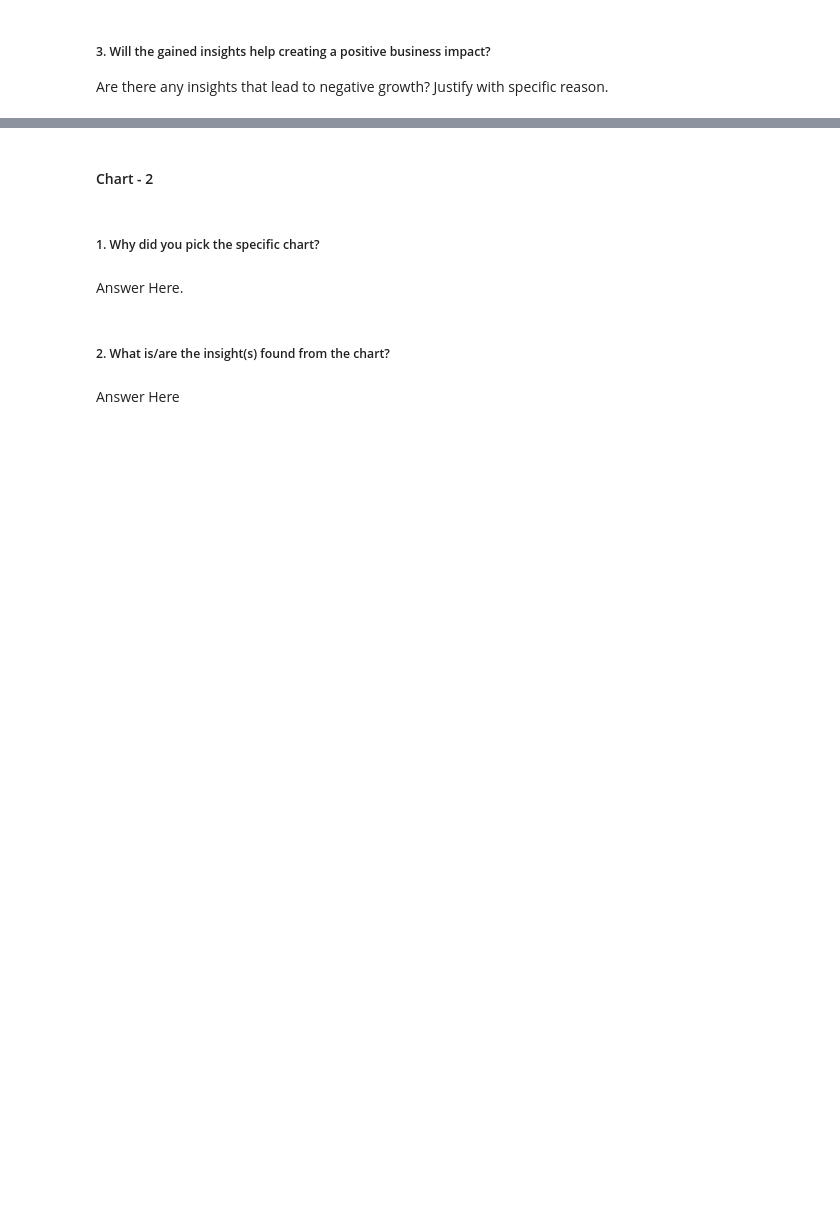
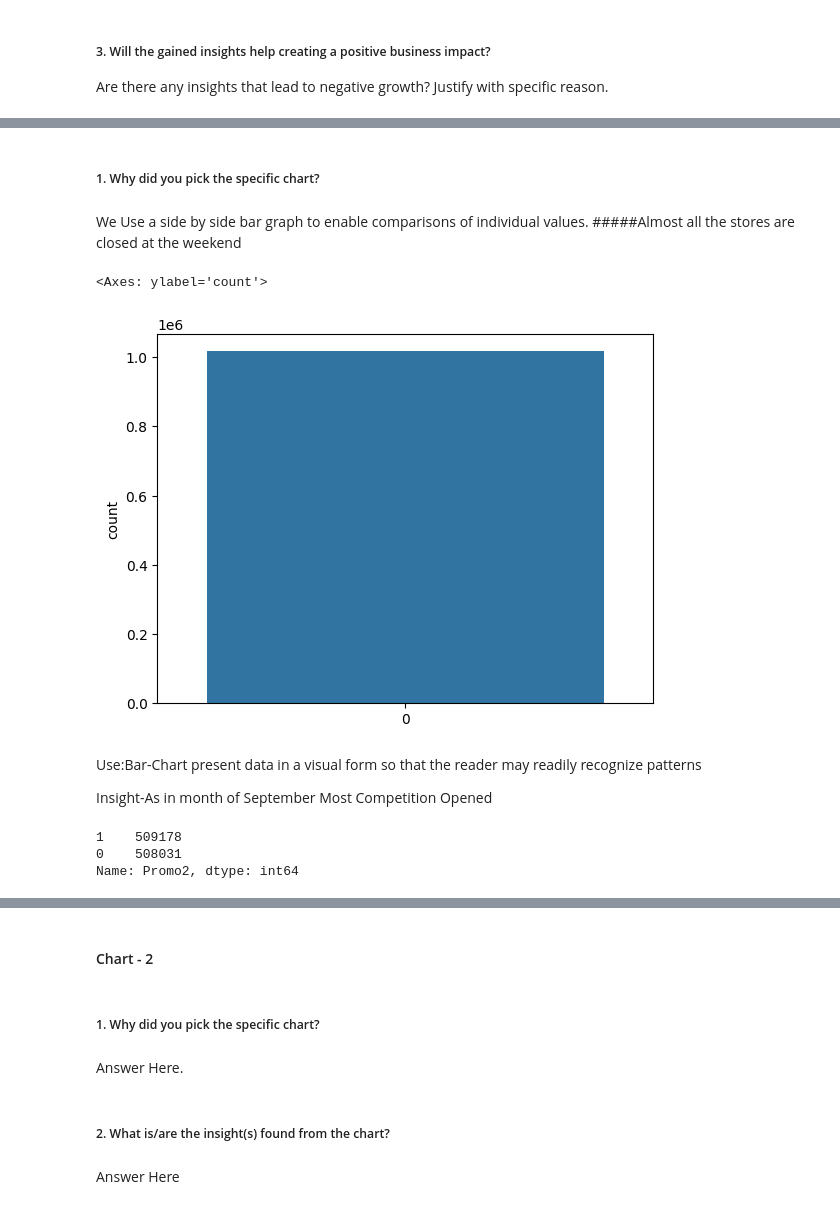
Before and after one commit to rahultj333/ML-Regression-Retails-sales-Prediction, a Jupyter notebook: Individual_ML_Regression_Retails_sales_Prediction.ipynb, the cells around one changed output, grey strips where cells are left out. Saved outputs shown, nothing was run; the diff lists cells and outputs as text; code cells hidden in the pictures; blank space fills up the shorter version.

```diff
--- a/Individual_ML_Regression_Retails_sales_Prediction.ipynb
+++ b/Individual_ML_Regression_Retails_sales_Prediction.ipynb
@@ -421,0 +635,15 @@ Answer Here
+# %% [markdown]
+##### 1. Why did you pick the specific chart?
+# %% [markdown]
+We Use a side by side bar graph to enable comparisons of individual values.
+#####Almost all the stores are closed at the weekend
+# %%
+#count of CompetitionOpenSinceMonth
+sns.countplot(df['CompetitionOpenSinceMonth'])
+# %% [output]
+<Axes: ylabel='count'>
+[figure, added]
+# %% [markdown]
+Use:Bar-Chart present data in a visual form so that the reader may readily recognize patterns
+
+Insight-As in month of September Most Competition Opened
@@ -421,0 +653,7 @@ Answer Here
+# %%
+# Value count for 0 and 1
+df['Promo2'].value_counts()
+# %% [output]
+1    509178
+0    508031
+Name: Promo2, dtype: int64
```
Also changed, not shown: parts of 109 cells of this notebook.
